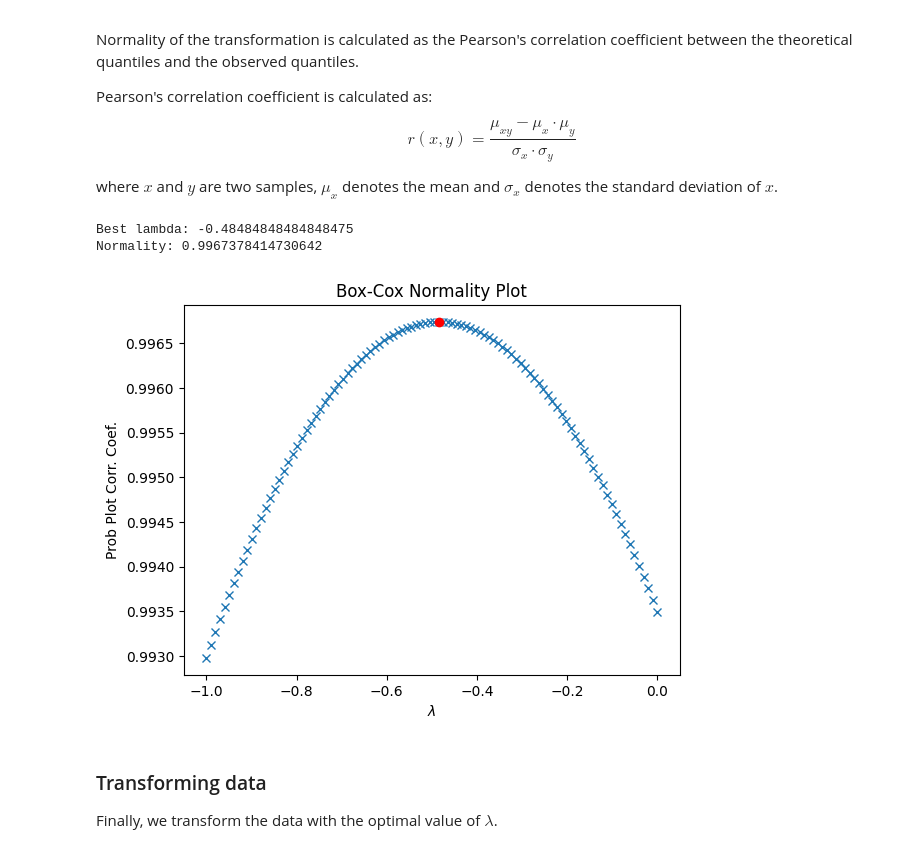
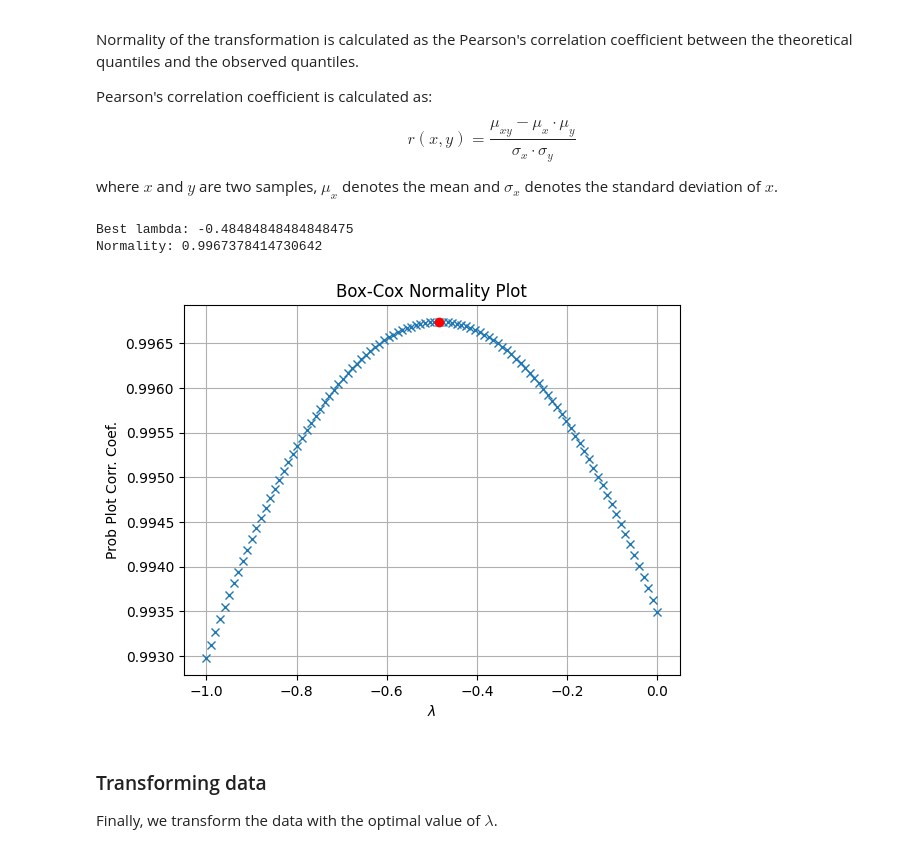
Before and after one commit to NamanChhibbar/Bayesian-Theory-Projects, a Jupyter notebook: project1.ipynb, the cells around one changed output. Drawn from its saved outputs; the diff is of its cells as text; code cells hidden in the pictures.

```diff
--- a/project1.ipynb
+++ b/project1.ipynb
@@ -80,7 +80,8 @@ lambda_vals = [-2, -1, -.5, 0, .5, 1]
 # Number of points to plot for normal distribution
 num_points = 1000
 
-fig, ax = plt.subplots(2, 3, figsize=(15, 10))
+fig_scale = 5
+fig, ax = plt.subplots(2, 3, figsize=(3 * fig_scale, 2 * fig_scale))
 ax = ax.flatten()
 
 for i, lambda_val in enumerate(lambda_vals):
@@ -155,20 +156,22 @@ where $x$ and $y$ are two samples, $\mu_x$ denotes the mean and $\sigma_x$ denot
 # %%
 lambda_lower = -1
 lambda_upper = 0
 N = 100
 
 lambdas, normality = st.boxcox_normplot(data, lambda_lower, lambda_upper, plot=plt, N=N)
 
 best_index = np.argmax(normality)
 best_lambda = lambdas[best_index]
 
+print(f"Best lambda: {best_lambda}\nNormality: {normality[best_index]}")
+
 plt.plot(best_lambda, normality[best_index], "ro")
-
-print(f"Best lambda: {best_lambda}\nNormality: {normality[best_index]}")
+plt.grid()
+plt.show()
 # %% [output]
 Best lambda: -0.48484848484848475
 Normality: 0.9967378414730642
-[figure, old version]
+[figure, new version]
 # %% [markdown]
 ### Transforming data
 
```
Also changed, not shown: parts of 5 cells of this notebook.
